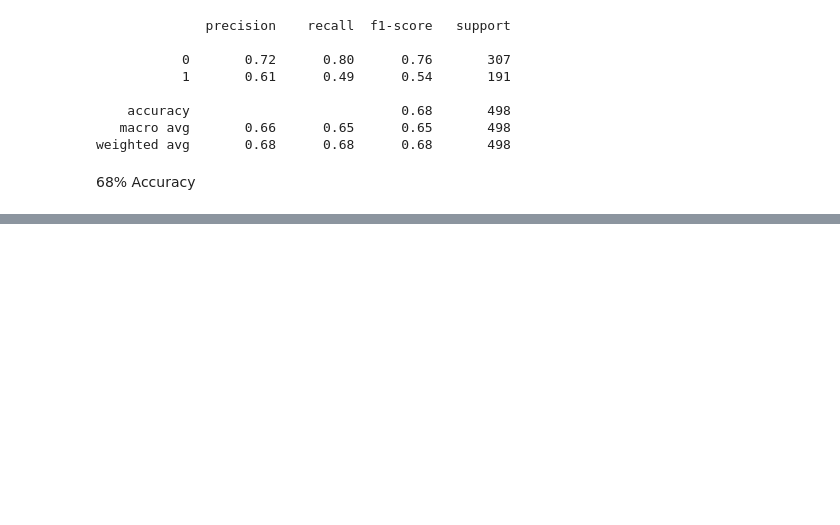
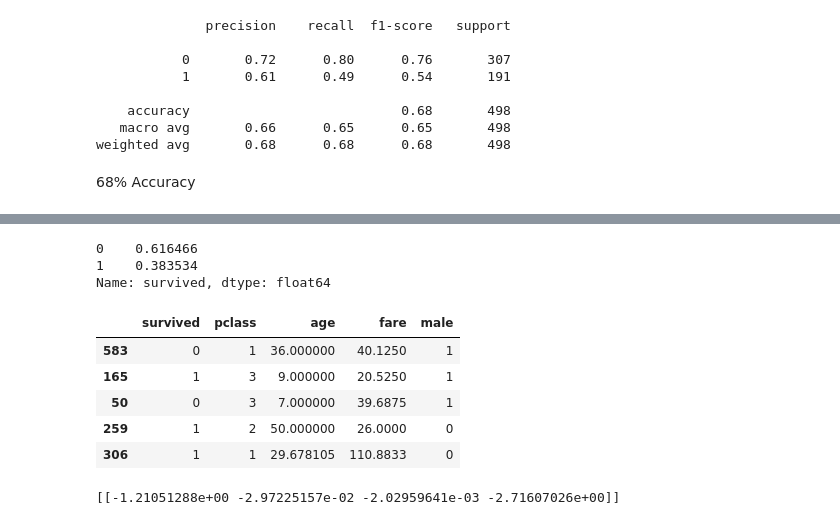
Before and after one commit to matt-c-knight/classification-exercises, a Jupyter notebook: model.ipynb, the cells around one changed output, grey strips where cells are left out. Cells and saved outputs as stored; diff of their text form; code cells hidden in the pictures; blank space fills up the shorter version.

```diff
--- a/model.ipynb
+++ b/model.ipynb
@@ -350,0 +422,15 @@ weighted avg       0.68      0.68      0.68       498
+# %%
+train.survived.value_counts(normalize=True)
+# %% [output]
+0    0.616466
+1    0.383534
+Name: survived, dtype: float64
+# %%
+train.head()
+# %% [output]
+|  | survived | pclass | age | fare | male |
+| 583 | 0 | 1 | 36.000000 | 40.1250 | 1 |
+| 165 | 1 | 3 | 9.000000 | 20.5250 | 1 |
+| 50 | 0 | 3 | 7.000000 | 39.6875 | 1 |
+| 259 | 1 | 2 | 50.000000 | 26.0000 | 0 |
+| 306 | 1 | 1 | 29.678105 | 110.8833 | 0 |
@@ -350,0 +450,4 @@ weighted avg       0.68      0.68      0.68       498
+# %%
+print(logit.coef_)
+# %% [output]
+[[-1.21051288e+00 -2.97225157e-02 -2.02959641e-03 -2.71607026e+00]]
```
Also changed, not shown: parts of 25 cells of this notebook.
